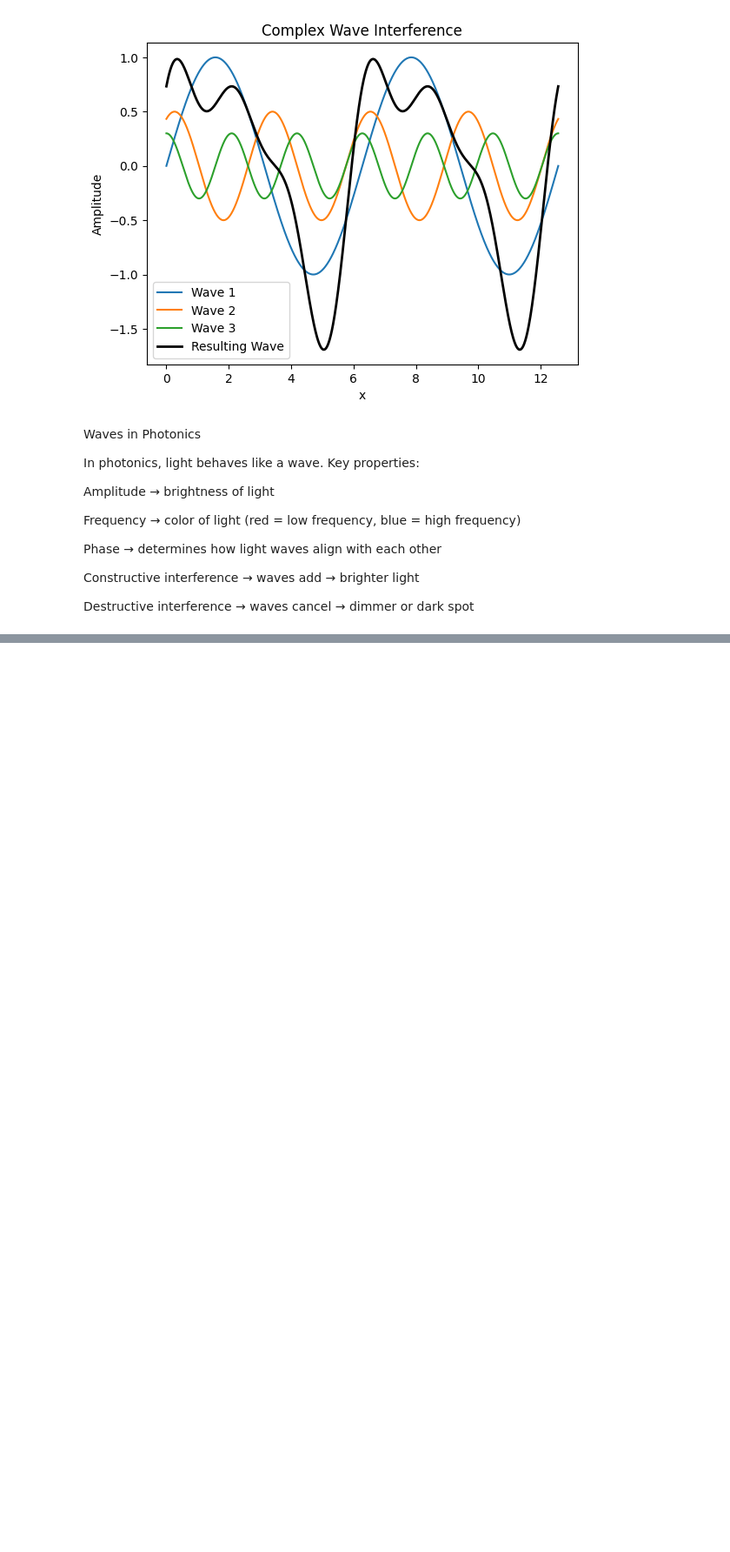
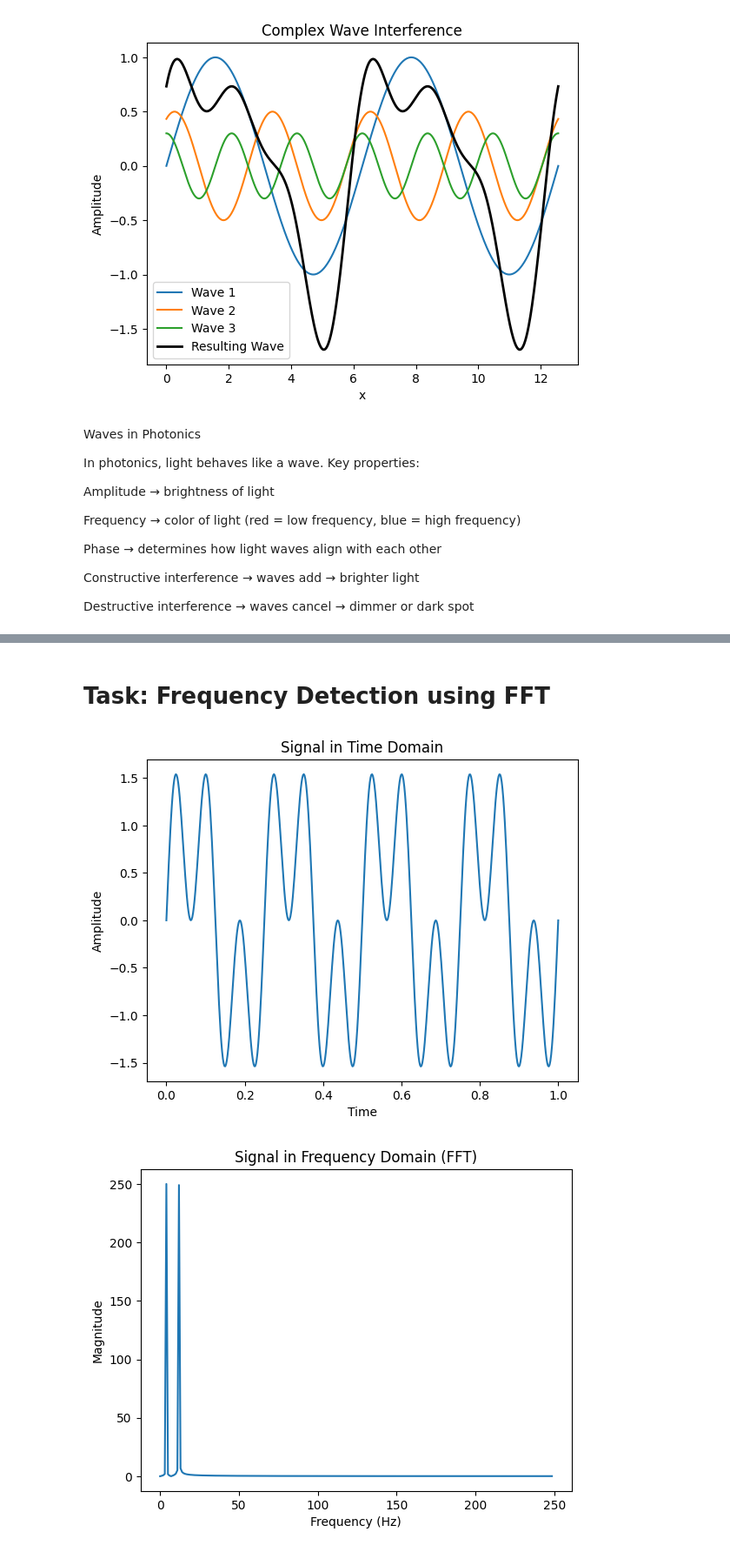
Before and after one commit to ShifaRabbani/Photonics, a Jupyter notebook: numpy.ipynb, the cells around one changed output, grey strips where cells are left out. Shown at 87% size. Saved outputs shown, nothing was run; the diff lists cells and outputs as text; code cells hidden in the pictures; blank space fills up the shorter version.

```diff
--- a/numpy.ipynb
+++ b/numpy.ipynb
@@ -299,0 +359,36 @@ Destructive interference → waves cancel → dimmer or dark spot
+# %% [markdown]
+# Task: Frequency Detection using FFT
+# %%
+import numpy as np
+import matplotlib.pyplot as plt
+
+# Time values
+t = np.linspace(0, 1, 500)
+
+# Create signal with two frequencies
+signal = np.sin(2*np.pi*4*t) + np.sin(2*np.pi*12*t)
+
+# Apply FFT
+fft_result = np.fft.fft(signal)
+
+# Frequency values
+freq = np.fft.fftfreq(len(t), t[1] - t[0])
+
+# Plot original signal
+plt.figure()
+plt.plot(t, signal)
+plt.title("Signal in Time Domain")
+plt.xlabel("Time")
+plt.ylabel("Amplitude")
+plt.show()
+
+# Plot frequency components
+plt.figure()
+plt.plot(freq[:250], np.abs(fft_result[:250]))
+plt.title("Signal in Frequency Domain (FFT)")
+plt.xlabel("Frequency (Hz)")
+plt.ylabel("Magnitude")
+plt.show()
+# %% [output]
+[figure, added]
+[figure, added]
```
Also changed, not shown: parts of 8 cells of this notebook.
